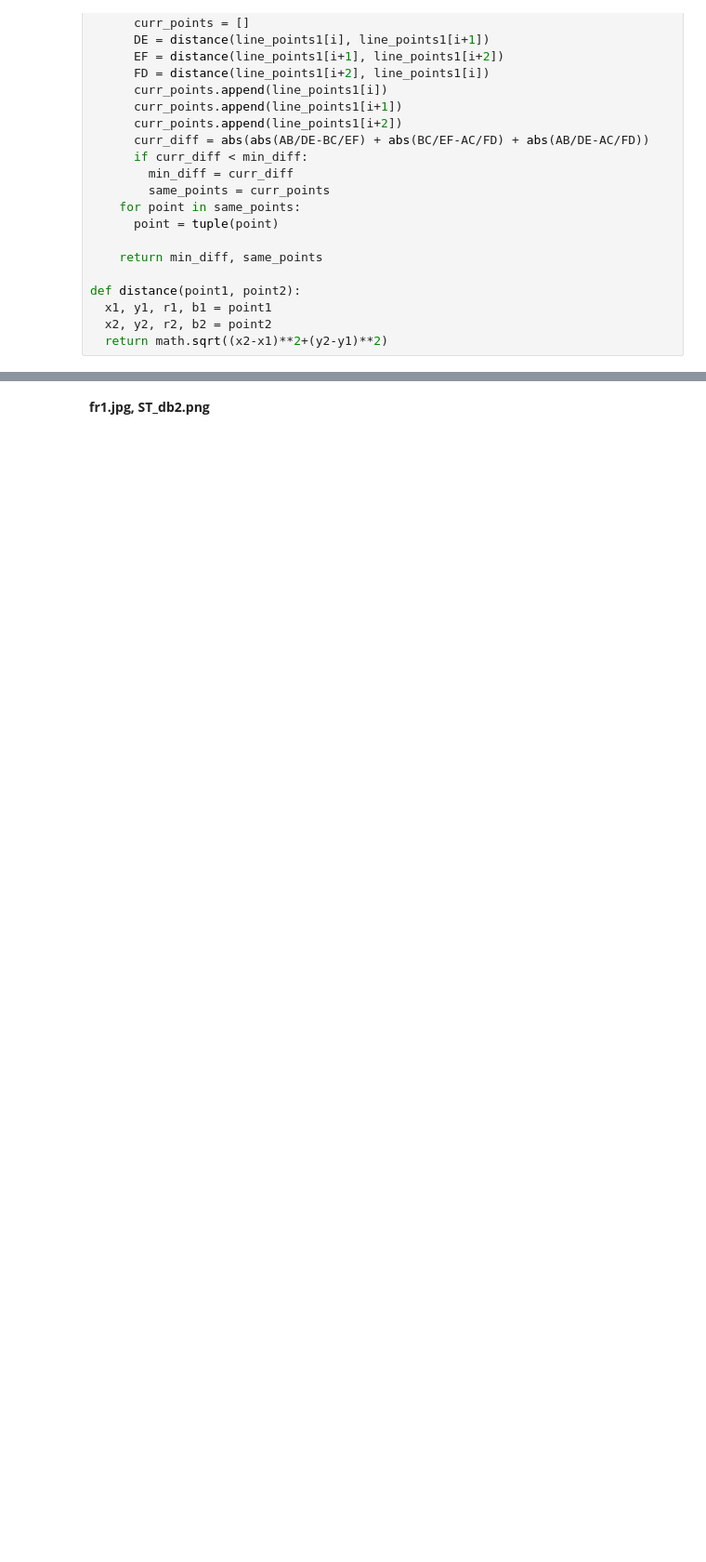
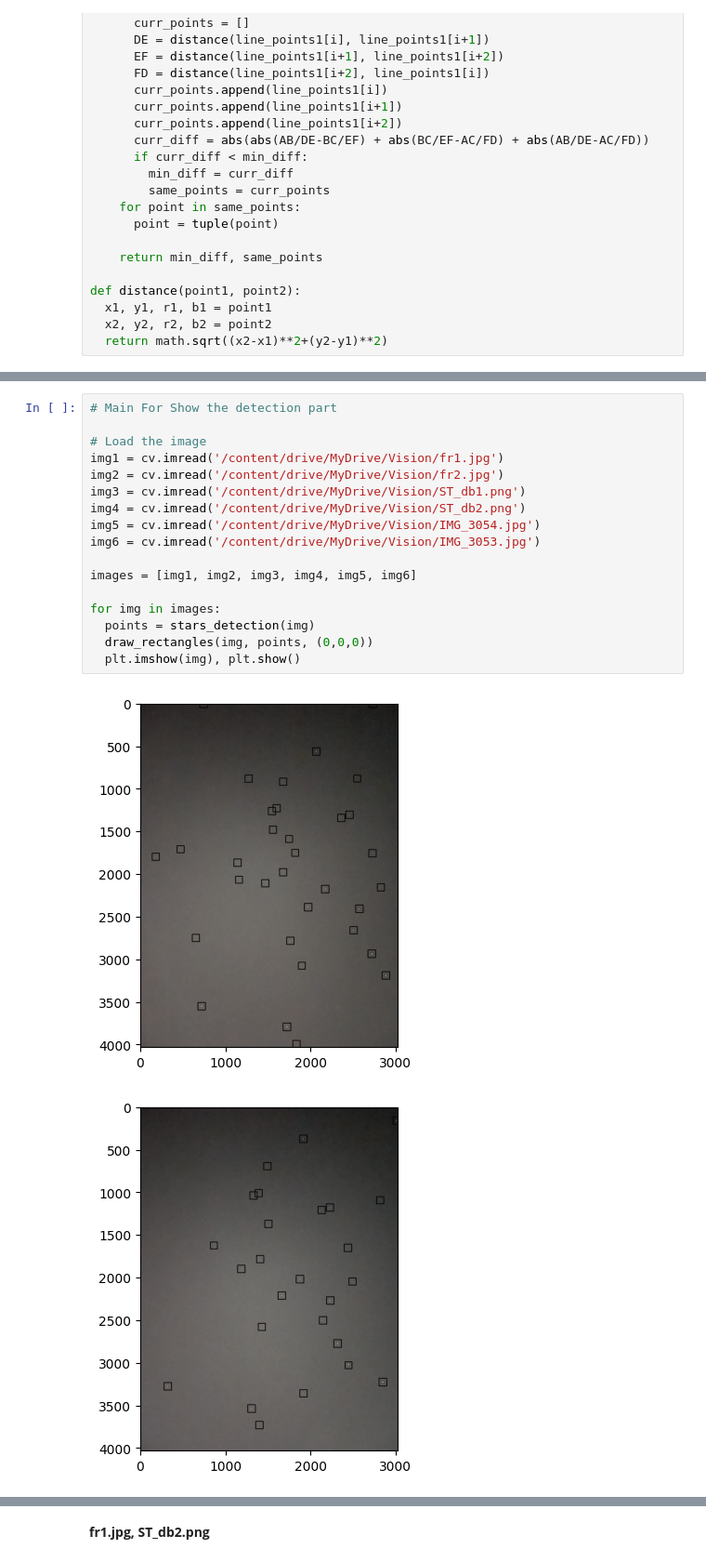
Before and after one commit to HagaiHen/NewSpaceEx1, a Jupyter notebook: New_Space_Ex1.ipynb, the cells around one changed output, grey strips where cells are left out. Shown at 93% size. Cells and saved outputs as stored; diff of their text form; blank space fills up the shorter version.

```diff
--- a/New_Space_Ex1.ipynb
+++ b/New_Space_Ex1.ipynb
@@ -230,0 +244,20 @@ def transform(x1, y1, s, R, t):
+# %%
+# Main For Show the detection part
+
+# Load the image
+img1 = cv.imread('/content/drive/MyDrive/Vision/fr1.jpg')
+img2 = cv.imread('/content/drive/MyDrive/Vision/fr2.jpg')
+img3 = cv.imread('/content/drive/MyDrive/Vision/ST_db1.png')
+img4 = cv.imread('/content/drive/MyDrive/Vision/ST_db2.png')
+img5 = cv.imread('/content/drive/MyDrive/Vision/IMG_3054.jpg')
+img6 = cv.imread('/content/drive/MyDrive/Vision/IMG_3053.jpg')
+
+images = [img1, img2, img3, img4, img5, img6]
+
+for img in images:
+  points = stars_detection(img)
+  draw_rectangles(img, points, (0,0,0))
+  plt.imshow(img), plt.show()
+# %% [output]
+[figure, added]
+[figure, added]
```
Also changed, not shown: parts of 16 cells of this notebook.
